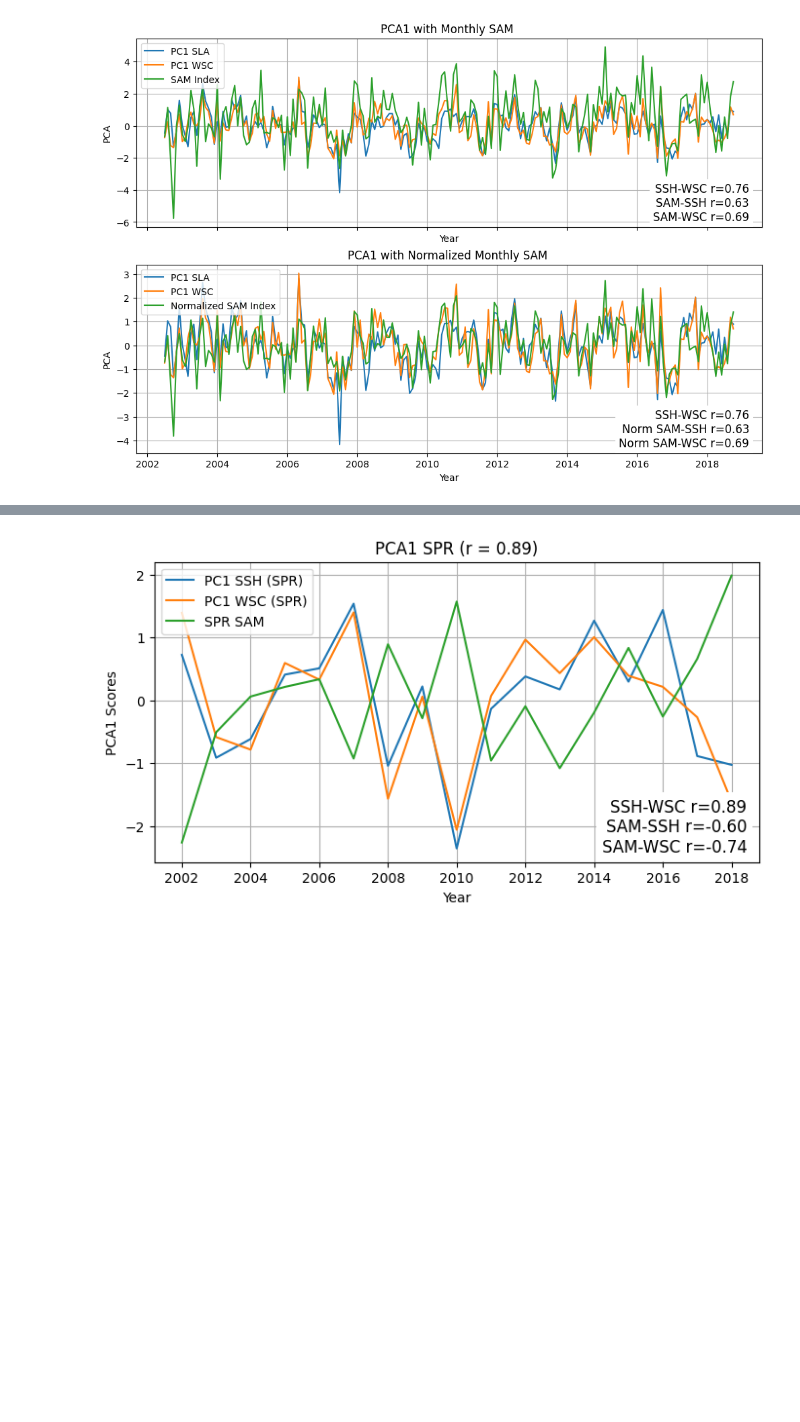
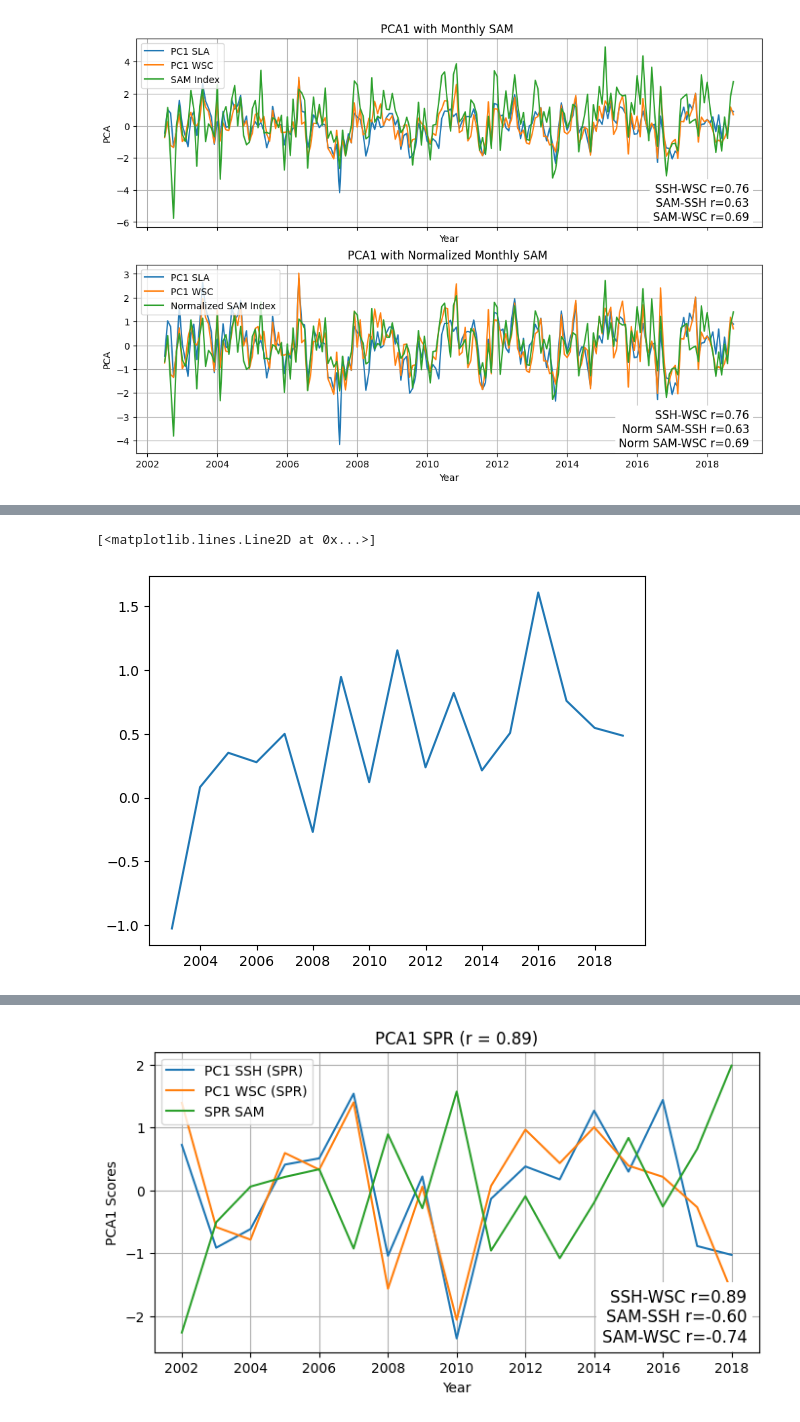
Before and after one commit to isabelle-white/SSH_wind_SI, a Jupyter notebook: mca_shared_izzy/climatology_nsidc.ipynb, the cells around one changed output, grey strips where cells are left out. Saved outputs shown, nothing was run; the diff lists cells and outputs as text; code cells hidden in the pictures; blank space fills up the shorter version.

```diff
--- a/mca_shared_izzy/climatology_nsidc.ipynb
+++ b/mca_shared_izzy/climatology_nsidc.ipynb
@@ -928 +988,7 @@ plt.show()
+# %%
+annual_sam = filtered_monthly_sam.resample(time='Y').mean()
+plt.plot(annual_sam.time, annual_sam, label="Annual SAM Index")
+# %% [output]
+[<matplotlib.lines.Line2D at 0x...>]
+[figure, added]
 # %%
```
Also changed, not shown: parts of 8 cells of this notebook, 19 other files.
